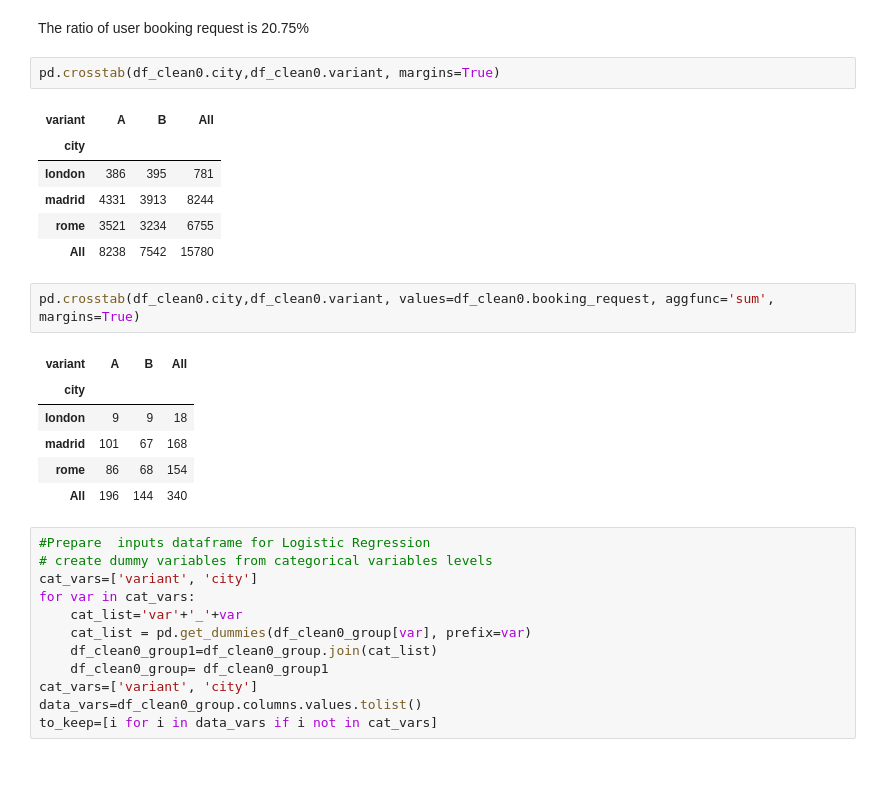
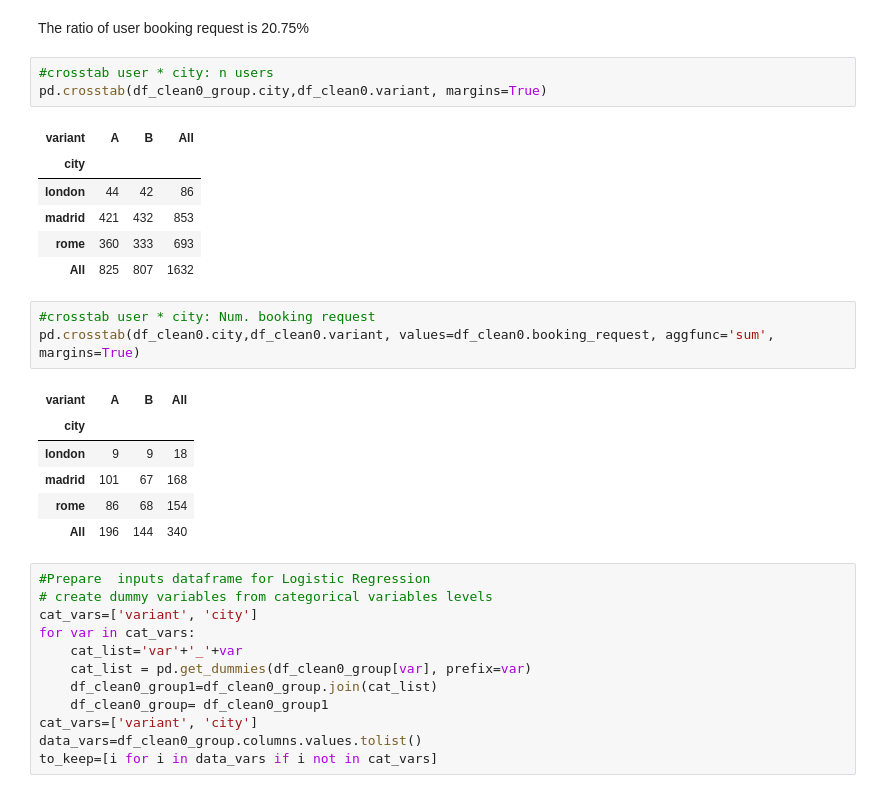
Before and after one commit to javimonjas/SpotaHome, a Jupyter notebook: data_scientist_technical_exercise.ipynb, the cells around one changed output. Saved outputs shown, nothing was run; the diff lists cells and outputs as text.

```diff
--- a/data_scientist_technical_exercise.ipynb
+++ b/data_scientist_technical_exercise.ipynb
@@ -269,15 +265,17 @@ percentage of customer that made a booking request is 20.757020757020758
 # %% [markdown]
 The ratio of user booking request is 20.75%
 # %%
-pd.crosstab(df_clean0.city,df_clean0.variant, margins=True)
+#crosstab user * city: n users
+pd.crosstab(df_clean0_group.city,df_clean0.variant, margins=True)
 # %% [output]
 | variant | A | B | All |
 | city |  |  |  |
-| london | 386 | 395 | 781 |
-| madrid | 4331 | 3913 | 8244 |
-| rome | 3521 | 3234 | 6755 |
-| All | 8238 | 7542 | 15780 |
+| london | 44 | 42 | 86 |
+| madrid | 421 | 432 | 853 |
+| rome | 360 | 333 | 693 |
+| All | 825 | 807 | 1632 |
 # %%
+#crosstab user * city: Num. booking request
 pd.crosstab(df_clean0.city,df_clean0.variant, values=df_clean0.booking_request, aggfunc='sum', margins=True)
 # %% [output]
 | variant | A | B | All |
```
Also changed, not shown: parts of 16 cells of this notebook.
